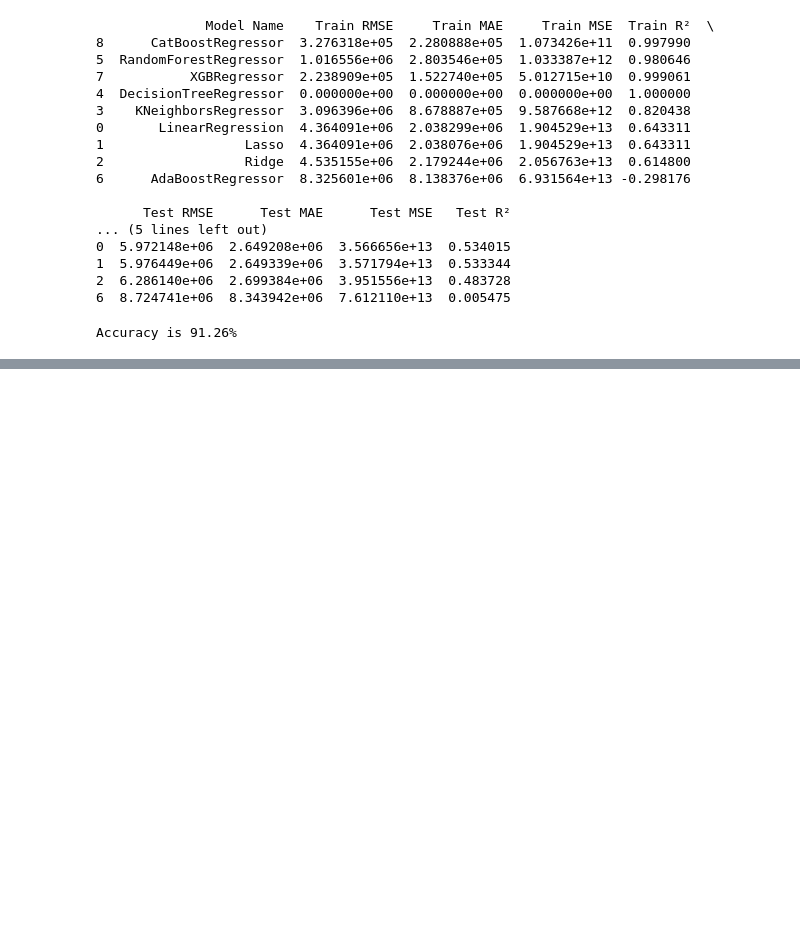
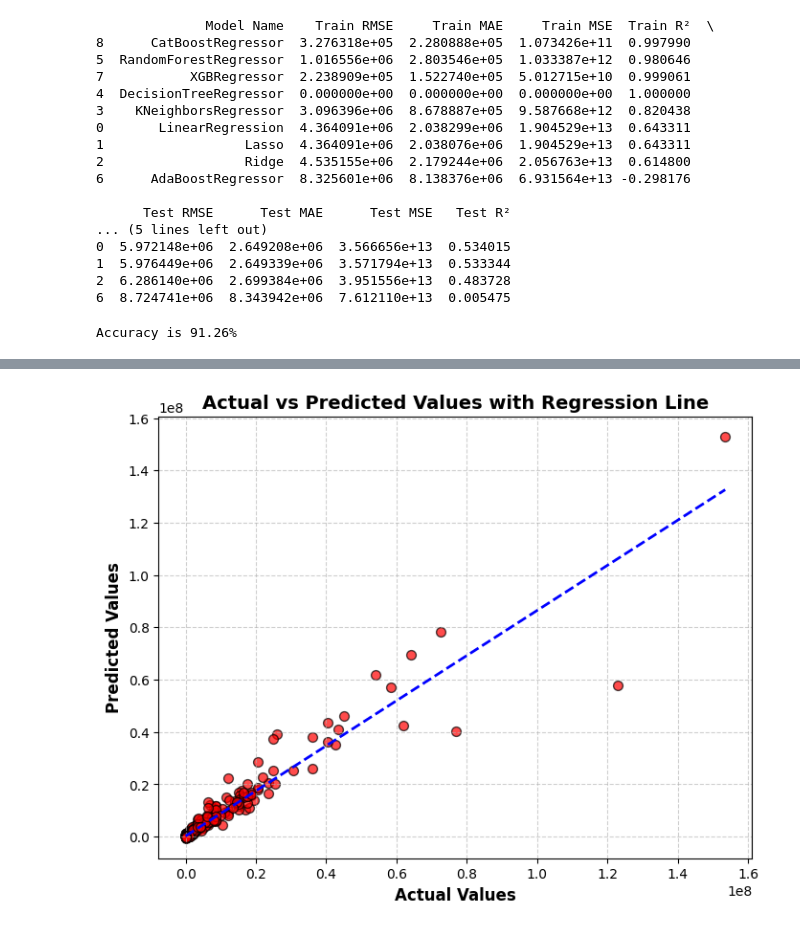
Before and after one commit to arpitagarwaldev/fifa, a Jupyter notebook: notebook/model_training.ipynb, the cells around one changed output, grey strips where cells are left out. Cells and saved outputs as stored; diff of their text form; code cells hidden in the pictures; blank space fills up the shorter version.

```diff
--- a/notebook/model_training.ipynb
+++ b/notebook/model_training.ipynb
@@ -305,0 +316,10 @@ plt.scatt
+# %%
+plt.figure(figsize=(8, 6), dpi=100)
+sns.regplot(x=y_test, y=y_pred, ci=None, color='red', scatter_kws={'s': 50, 'alpha': 0.7, 'edgecolor': 'black'}, line_kws={'color': 'blue', 'lw': 2, 'ls': '--'})
+plt.title('Actual vs Predicted Values with Regression Line', fontsize=14, fontweight='bold')
+plt.xlabel('Actual Values', fontsize=12, fontweight='bold')
+plt.ylabel('Predicted Values', fontsize=12, fontweight='bold')
+plt.grid(True, linestyle='--', alpha=0.6)
+plt.show()
+# %% [output]
+[figure, added]
```
Also changed, not shown: parts of 4 cells of this notebook.
